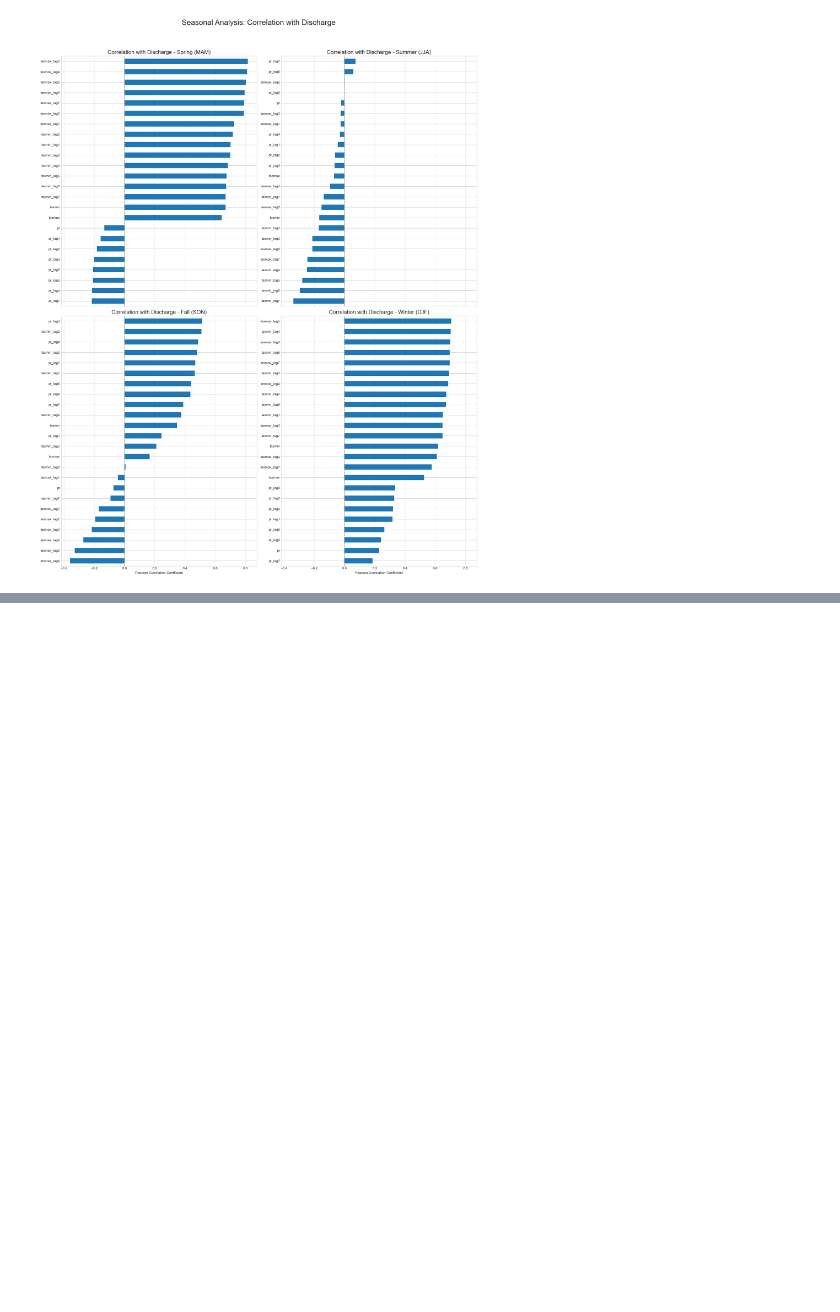
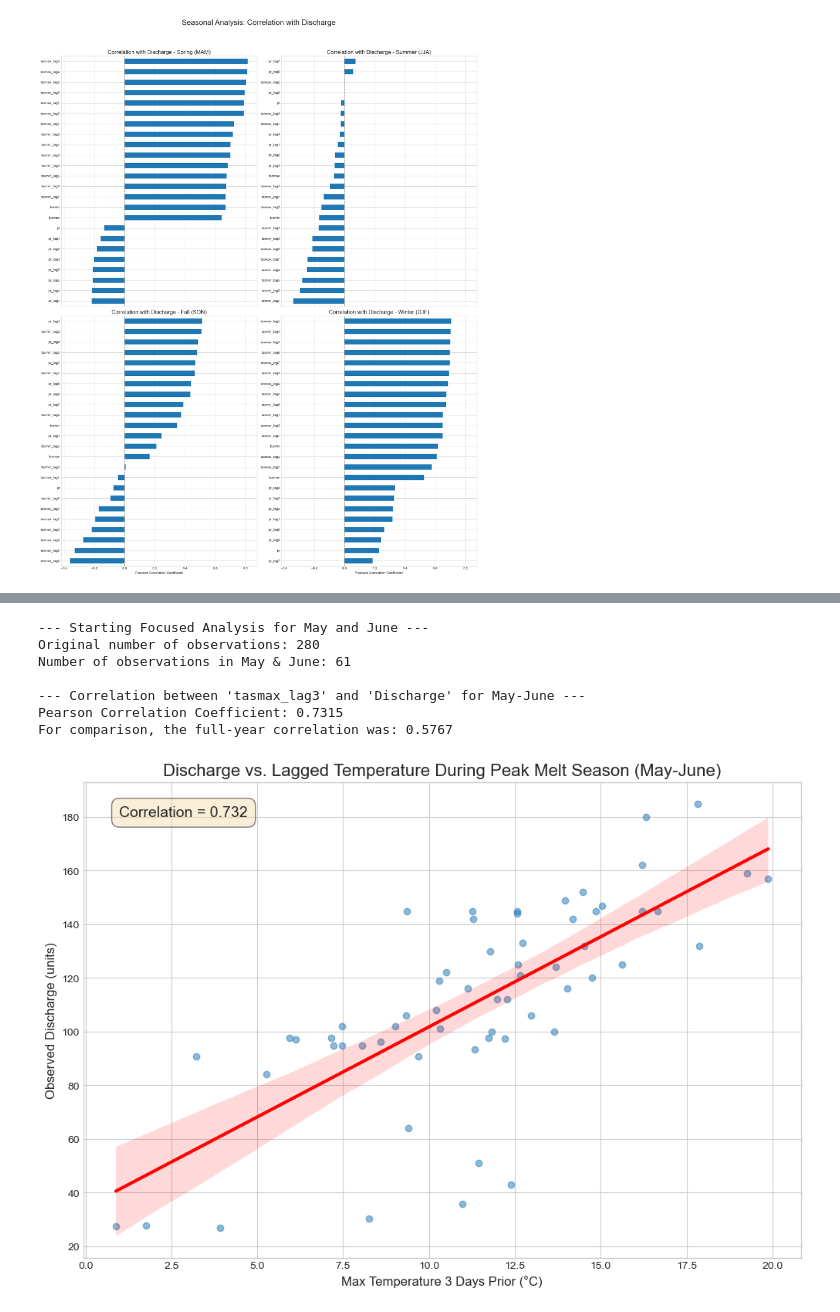
Before and after one commit to huangale88/daily_gridded_meteo, a Jupyter notebook: notebooks/4_climate_flow_analysis.ipynb, the cells around one changed output, grey strips where cells are left out. Drawn from its saved outputs; the diff is of its cells as text; code cells hidden in the pictures; blank space fills up the shorter version.

Commit message:
Added new notebook for peak flow.

```diff
--- a/notebooks/4_climate_flow_analysis.ipynb
+++ b/notebooks/4_climate_flow_analysis.ipynb
@@ -377,3 +377,65 @@ Df Residuals:                     278   BIC:                             2842.
 Notes:
 [1] Standard Errors assume that the covariance matrix of the errors is correctly specified.
 [figure]
+# %%
+print("--- Starting Focused Analysis for May and June ---")
+
+# We use 'analysis_df' from Cell 4, which has the lags and the original flow data.
+
+# --- 1. Filter the DataFrame for May and June ---
+# We can access the month from the DataFrame's DatetimeIndex.
+# The .isin() method is a clean way to select rows where the month is 5 (May) or 6 (June).
+melt_season_df = analysis_df[analysis_df.index.month.isin([5, 6])].copy()
+
+print(f"Original number of observations: {len(analysis_df)}")
+print(f"Number of observations in May & June: {len(melt_season_df)}")
+
+# --- 2. Calculate the Correlation ---
+# We can calculate the specific correlation directly using the .corr() method on the two series.
+correlation = melt_season_df['tasmax_lag3'].corr(melt_season_df['Discharge'])
+
+print(f"\n--- Correlation between 'tasmax_lag3' and 'Discharge' for May-June ---")
+print(f"Pearson Correlation Coefficient: {correlation:.4f}")
+
+# For context, let's compare it to the full-year correlation
+full_year_correlation = analysis_df['tasmax_lag3'].corr(analysis_df['Discharge'])
+print(f"For comparison, the full-year correlation was: {full_year_correlation:.4f}")
+
+# --- 3. Visualize the Relationship ---
+plt.style.use('seaborn-v0_8-whitegrid')
+plt.figure(figsize=(12, 8))
+
+# sns.regplot is perfect for this as it creates a scatter plot and fits a regression line.
+sns.regplot(
+    x='tasmax_lag3',
+    y='Discharge',
+    data=melt_season_df,
+    line_kws={'color': 'red', 'linewidth': 3},
+    scatter_kws={'alpha': 0.5}
+)
+
+plt.title('Discharge vs. Lagged Temperature During Peak Melt Season (May-June)', fontsize=16)
+plt.xlabel('Max Temperature 3 Days Prior (°C)', fontsize=12)
+plt.ylabel('Observed Discharge (units)', fontsize=12)
+plt.grid(True)
+
+# Add an annotation with the correlation value
+plt.text(
+    0.05, 0.95,
+    f'Correlation = {correlation:.3f}',
+    transform=plt.gca().transAxes,
+    fontsize=14,
+    verticalalignment='top',
+    bbox=dict(boxstyle='round,pad=0.5', fc='wheat', alpha=0.5)
+)
+
+plt.show()
+# %% [output]
+--- Starting Focused Analysis for May and June ---
+Original number of observations: 280
+Number of observations in May & June: 61
+
+--- Correlation between 'tasmax_lag3' and 'Discharge' for May-June ---
+Pearson Correlation Coefficient: 0.7315
+For comparison, the full-year correlation was: 0.5767
+[figure, added]
```
Also changed, not shown: parts of 1 cell of this notebook, 1 other file.
